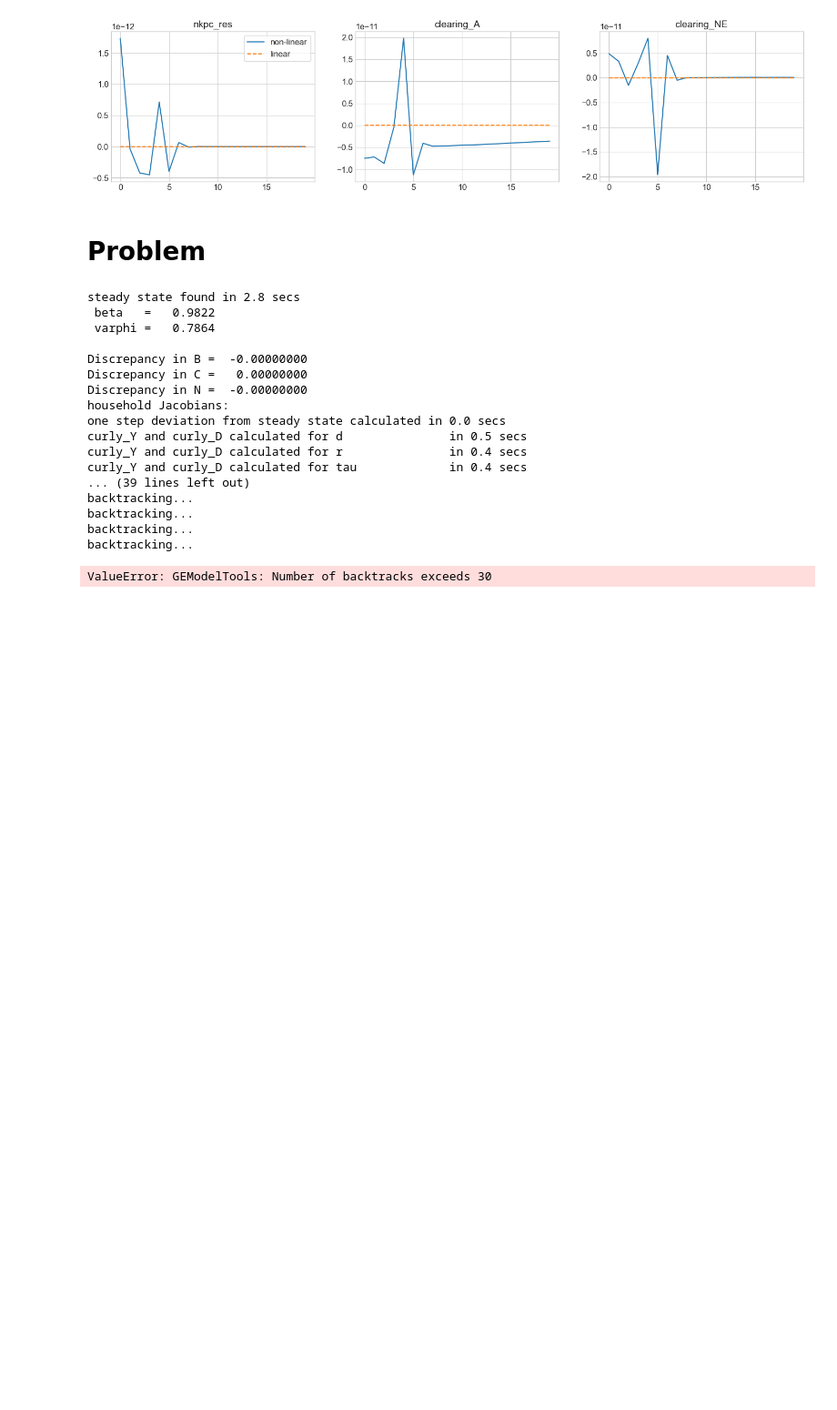
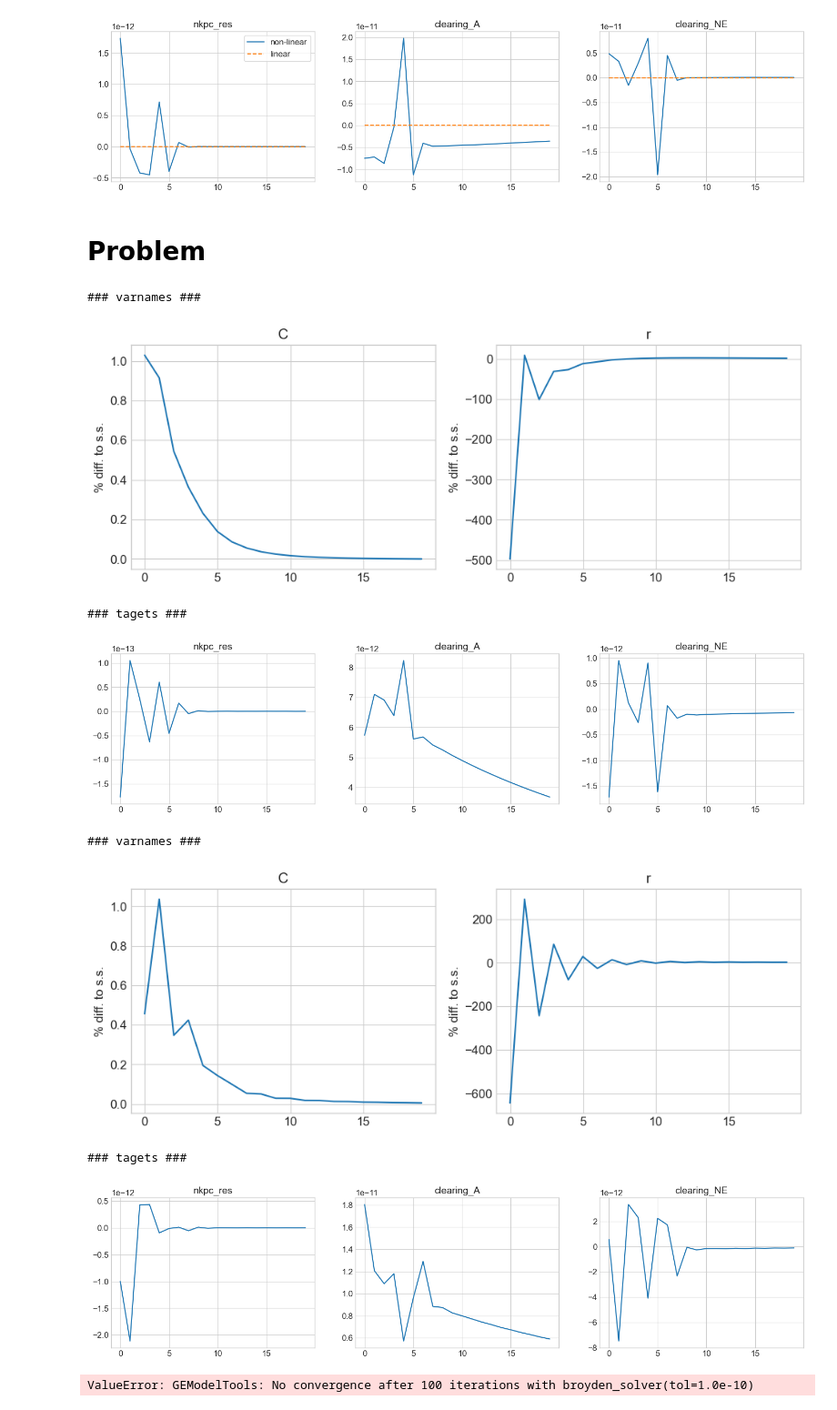
Before and after one commit to NumEconCopenhagen/GEModelToolsNotebooks, a Jupyter notebook: HANK/HANK.ipynb, the cells around one changed output. Shown at 91% size. Drawn from its saved outputs; the diff is of its cells as text; code cells hidden in the pictures; blank space fills up the shorter version.

```diff
--- a/HANK/HANK.ipynb
+++ b/HANK/HANK.ipynb
@@ -227,28 +227,25 @@ model.show_IRFs(paths,T_max=20,ncols=3,do_linear=True)
 [figure]
 # %% [markdown]
 # Problem
+# %%
+paths = ['C','r']
 # %%
-model_ = model.copy()
-model_.par.tau_r_fac = 0.0
-model_.find_ss(do_print=True)
-model_.compute_jacs(do_print=True)
-model_.find_transition_path(do_print=True)
+for tau_r_fac in [0.75,0.50,0.25,0.0]:
+
+    model_ = model.copy()
+    model_.par.tau_r_fac = tau_r_fac
+    model_.find_ss(do_print=False)
+    model_.compute_jacs(do_print=False)
+    model_.find_transition_path(do_print=False)
+    model_.show_IRFs(paths,T_max=20,ncols=3,do_shocks=False)
+    plt.show()
 # %% [output]
-steady state found in 2.8 secs
- beta   =   0.9822
- varphi =   0.7864
-
-Discrepancy in B =  -0.00000000
-Discrepancy in C =   0.00000000
-Discrepancy in N =  -0.00000000
-household Jacobians:
-one step deviation from steady state calculated in 0.0 secs
-curly_Y and curly_D calculated for d               in 0.5 secs
-curly_Y and curly_D calculated for r               in 0.4 secs
-curly_Y and curly_D calculated for tau             in 0.4 secs
-... (39 lines left out)
-backtracking...
-backtracking...
-backtracking...
-backtracking...
+### varnames ###
+[figure, added]
-ValueError: GEModelTools: Number of backtracks exceeds 30
+### tagets ###
+[figure, added]
+### varnames ###
+[figure, added]
+### tagets ###
+[figure, added]
+ValueError: GEModelTools: No convergence after 100 iterations with broyden_solver(tol=1.0e-10)
```
Also changed, not shown: parts of 5 cells of this notebook, 2 other files.
